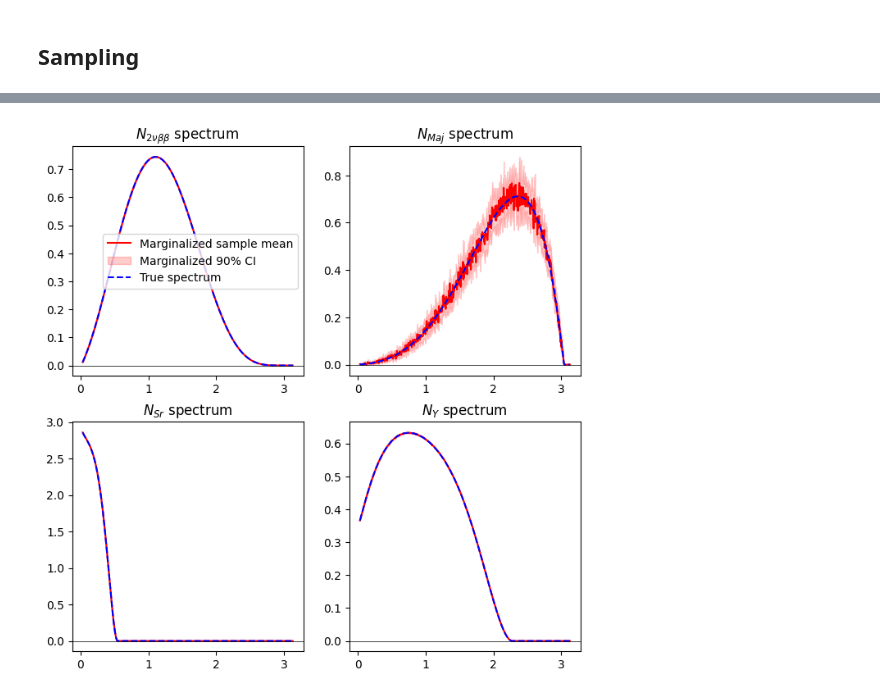
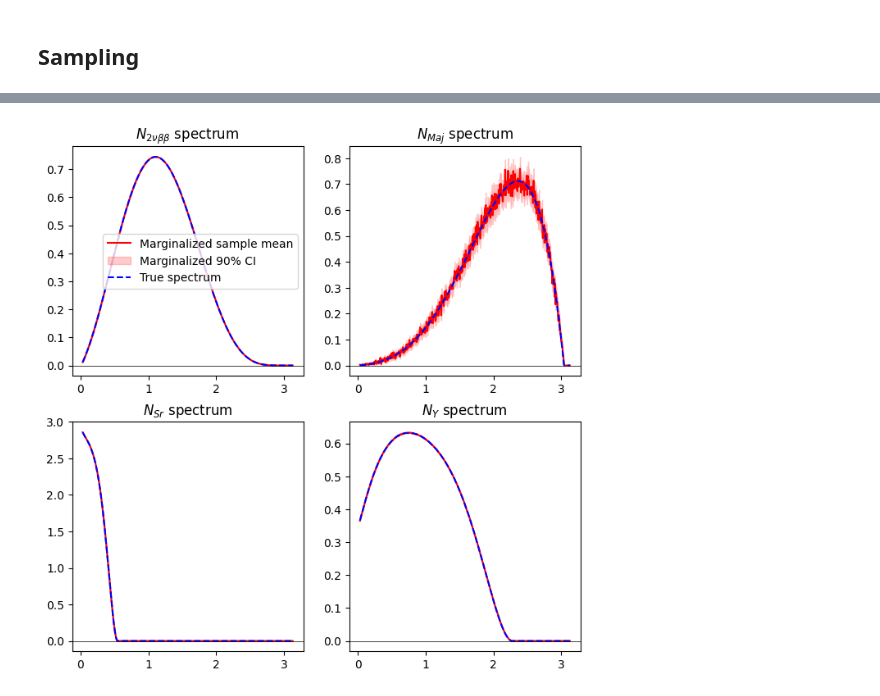
Before and after one commit to nj-vs-vh/gssi-23-24-stats, a Jupyter notebook: exam.ipynb, the cells around one changed output, grey strips where cells are left out. Drawn from its saved outputs; the diff is of its cells as text; code cells hidden in the pictures.

```diff
--- a/exam.ipynb
+++ b/exam.ipynb
@@ -645,6 +658,22 @@ def log_posterior_2(theta: np.ndarray, histogram: np.ndarray):
         return logpi
 # %% [markdown]
 ## Sampling
+# %%
+EPSILON = 1e-25
+
+def logpdf_mean_std(mc: np.ndarray, norm: np.ndarray):
+    pdf_mean = mc / norm + EPSILON
+    pdf_std = np.sqrt(mc) / norm + EPSILON
+    logpdf_mean = np.log(pdf_mean)
+    return logpdf_mean, np.log(pdf_mean + pdf_std) - logpdf_mean
+
+
+double_bb_logpdf_mean, double_bb_logpdf_std = logpdf_mean_std(
+    double_bb_mc, double_bb_mc_norm
+)
+majoron_logpdf_mean, majoron_logpdf_std = logpdf_mean_std(majoron_mc, majoron_mc_norm)
+sr_beta_logpdf_mean, sr_beta_logpdf_std = logpdf_mean_std(sr_beta_mc, sr_beta_mc_norm)
+y_beta_logpdf_mean, y_beta_logpdf_std = logpdf_mean_std(y_beta_mc, y_beta_mc_norm)
 # %%
 histogram, N_sr_beta_rlz, N_y_beta_rlz = generate_data()
 total_events = np.sum(histogram)
@@ -777,23 +806,23 @@ corner.overplot_lines(fig, [None, None, N_sr_y_beta_mean, N_sr_y_beta_mean], col
 # %%
 fig, axes = plt.subplots(ncols=2, nrows=2, figsize=(8, 8))
 axes = axes.flatten()
 for component_idx, ax in enumerate(axes):
     true_pdf = [double_bb, majoron, sr_beta, y_beta][component_idx]
 
-    pdf_sample = sample[:, 4 + component_idx * spectrum_len : 4 + (component_idx + 1) * spectrum_len]
+    pdf_sample = np.exp(sample[:, 4 + component_idx * spectrum_len : 4 + (component_idx + 1) * spectrum_len])
     pdf_mean = np.mean(pdf_sample, axis=0)
     pdf_lower_q = np.quantile(pdf_sample, q=0.05, axis=0)
     pdf_upper_q = np.quantile(pdf_sample, q=0.95, axis=0)
 
     ax.plot(true_pdf.energy, pdf_mean, color="red", label="Marginalized sample mean")
     ax.fill_between(true_pdf.energy, pdf_lower_q, pdf_upper_q, color="red", alpha=0.2, label="Marginalized 90% CI")
     ax.plot(true_pdf.energy, true_pdf.pdf, color="blue", linestyle="--", label="True spectrum")
     ax.set_title(["$N_{2\\nu\\beta\\beta}$", "$N_{Maj}$", "$N_{Sr}$", "$N_{Y}$"][component_idx] + " spectrum")
     ax.axhline(0, color="k", linewidth=0.5)
     # ax.set_yscale("log")
     if component_idx == 0:
         ax.legend()
 
 plt.show()
 # %% [output]
-[figure, old version]
+[figure, new version]
```
Also changed, not shown: parts of 8 cells of this notebook.
